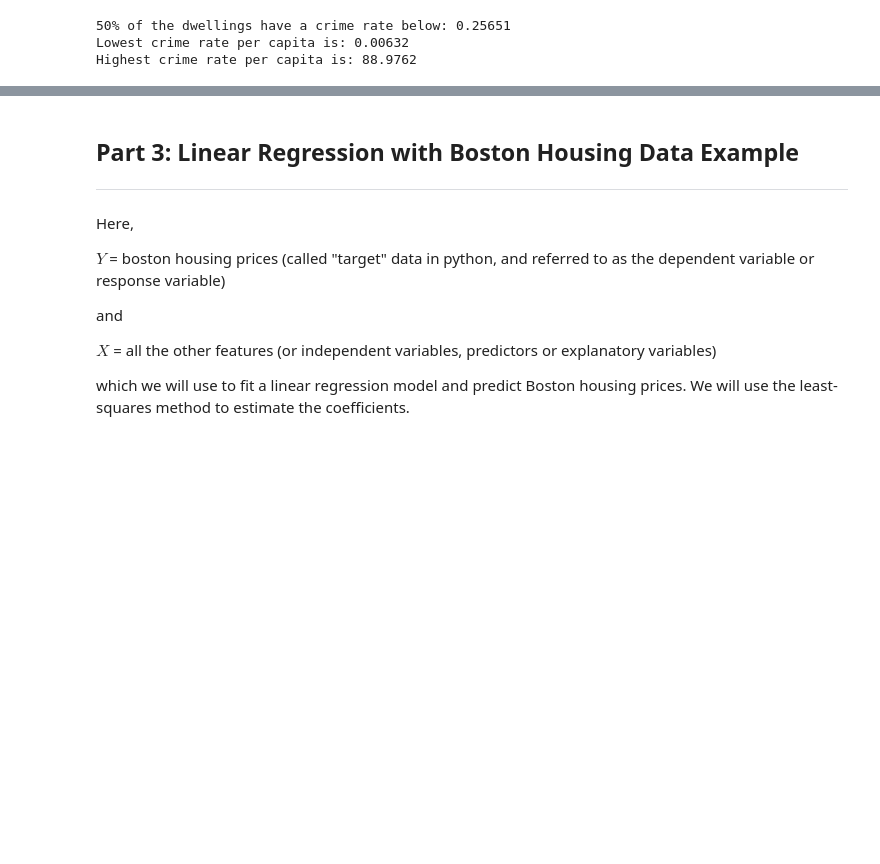
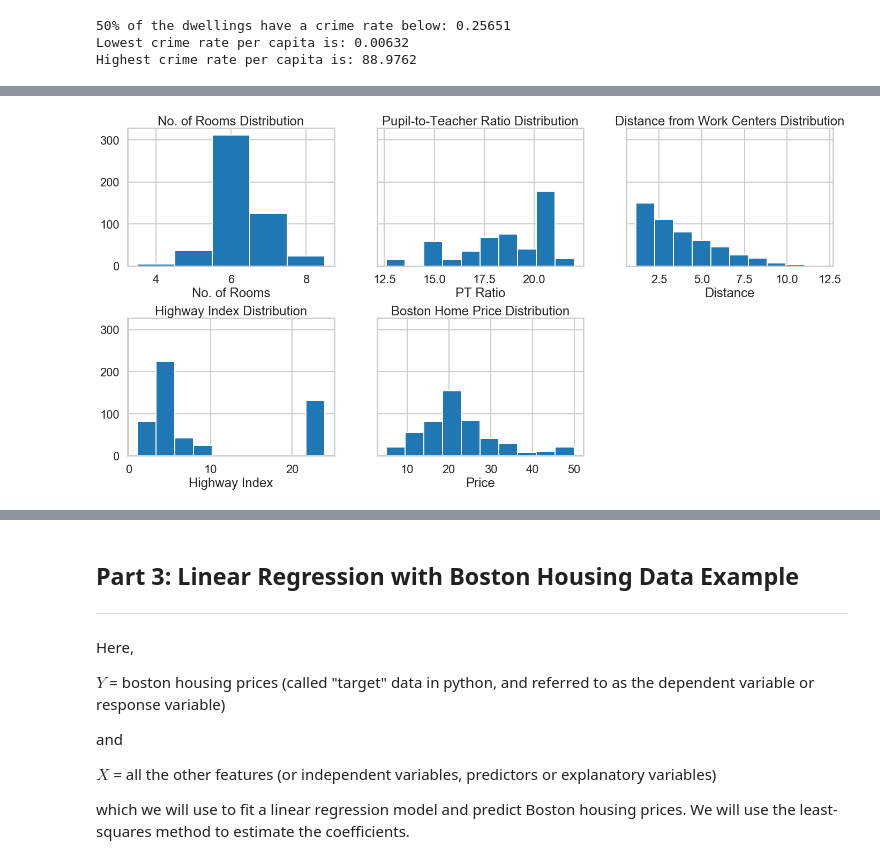
Before and after one commit to aldenmchico/Springboard, a Jupyter notebook: Linear-Regression-Exercise/Mini_Project_Linear_Regression.ipynb, the cells around one changed output, grey strips where cells are left out. Cells and saved outputs as stored; diff of their text form; code cells hidden in the pictures; blank space fills up the shorter version.

```diff
--- a/Linear-Regression-Exercise/Mini_Project_Linear_Regression.ipynb
+++ b/Linear-Regression-Exercise/Mini_Project_Linear_Regression.ipynb
@@ -403,0 +412,35 @@ Our interpretation of the data changes because of this interpretation. With untr
+# %%
+fig, axs = plt.subplots(2, 3, figsize=(20,10), sharey=True)
+
+# Distribution for Number of Rooms
+bins = [x-0.5 for x in range(4, 10)]
+_ = axs[0,0].hist(bos.RM, bins=bins)
+_ = axs[0,0].set_title("No. of Rooms Distribution")
+_ = axs[0,0].set_xlabel("No. of Rooms")
+
+
+# Distribution for PTRatio
+_ = axs[0,1].hist(bos.PTRATIO, bins=10)
+_ = axs[0,1].set_title("Pupil-to-Teacher Ratio Distribution")
+_ = axs[0,1].set_xlabel("PT Ratio")
+
+# Distribution for DIS
+_ = axs[0,2].hist(bos.DIS, bins=10)
+_ = axs[0,2].set_title("Distance from Work Centers Distribution")
+_ = axs[0,2].set_xlabel("Distance")
+
+# Distribution for RAD
+_ = axs[1,0].hist(bos.RAD, bins=10)
+_ = axs[1,0].set_title("Highway Index Distribution")
+_ = axs[1,0].set_xlabel("Highway Index")
+
+# Distribution for PRICE
+_ = axs[1,1].hist(bos.PRICE, bins=10)
+_ = axs[1,1].set_title("Boston Home Price Distribution")
+_ = axs[1,1].set_xlabel("Price")
+
+_ = axs[1,2].axis('off')
+
+_ = plt.tight_layout()
+# %% [output]
+[figure, added]
```
Also changed, not shown: parts of 23 cells of this notebook.
